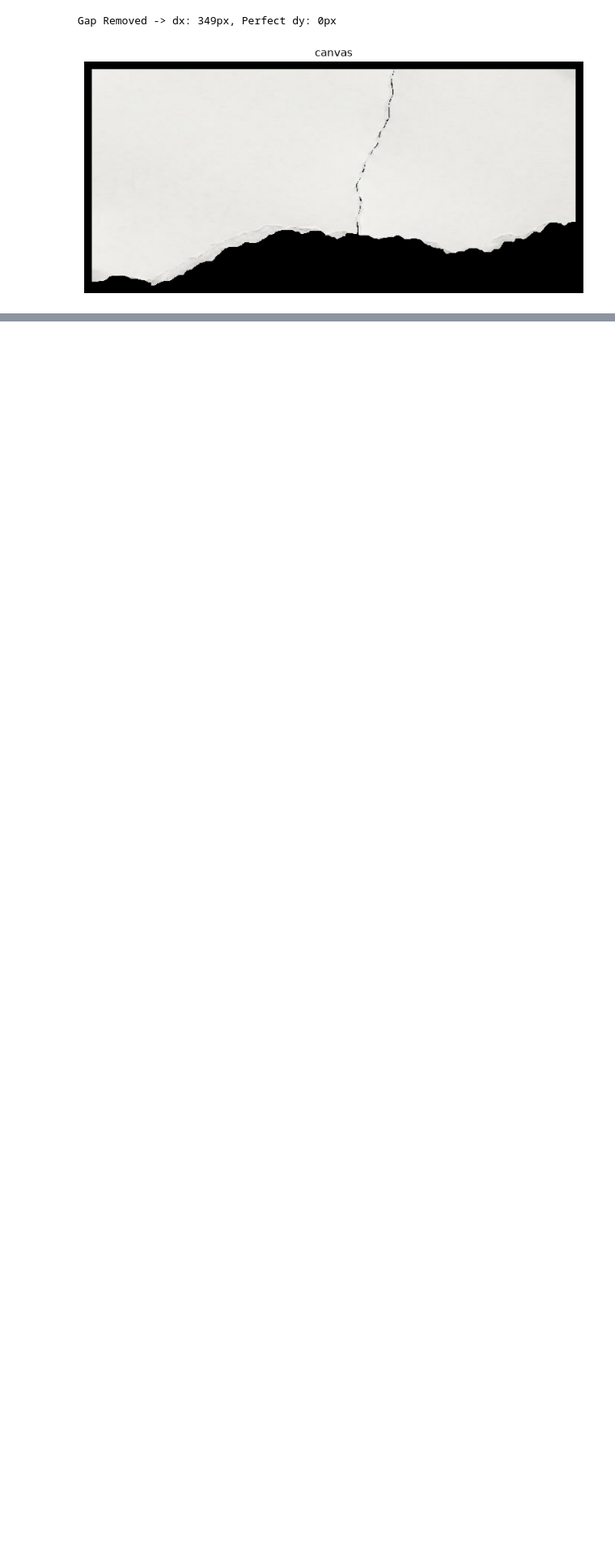
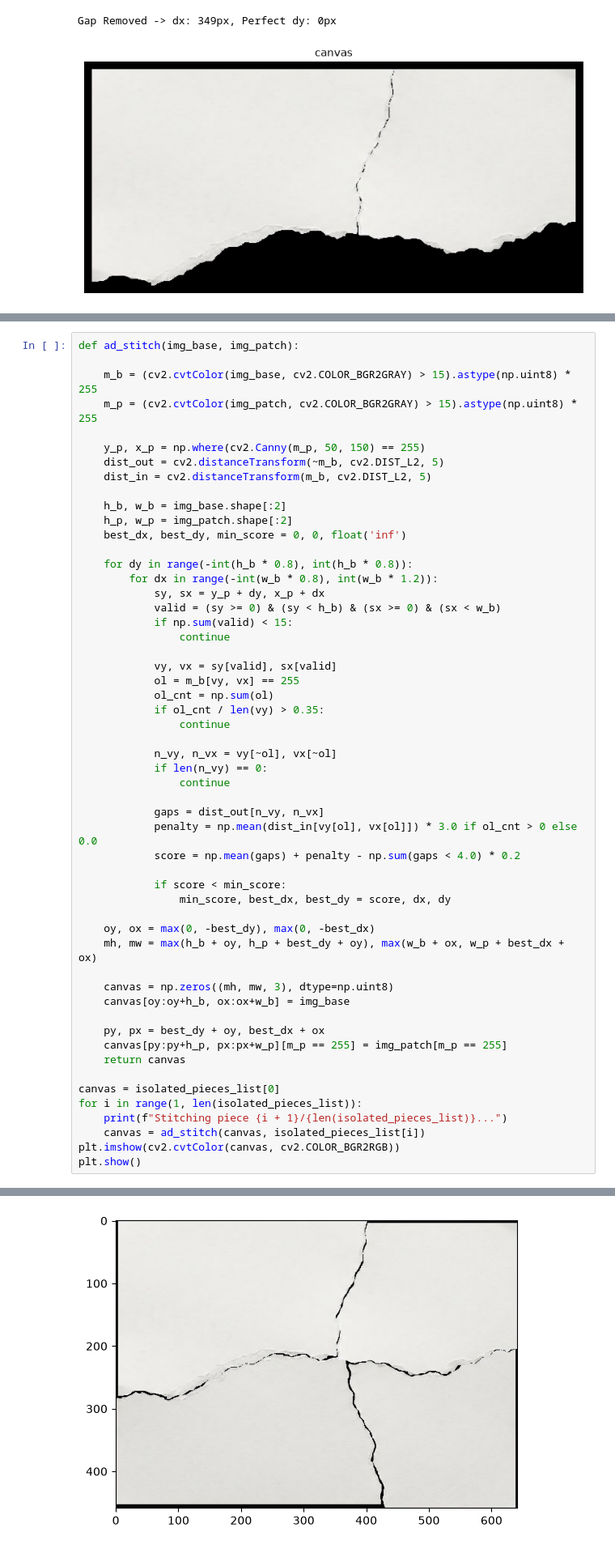
Before and after one commit to mohsinsaeed06/Project-Torn-Paper-, a Jupyter notebook: Edge Detection.ipynb, the cells around one changed output, grey strips where cells are left out. Shown at 81% size. Cells and saved outputs as stored; diff of their text form; blank space fills up the shorter version.

```diff
--- a/Edge Detection.ipynb
+++ b/Edge Detection.ipynb
@@ -856,3 +852,58 @@ plt.axis('off')
 plt.show()
 # %% [output]
 [figure]
+# %%
+def ad_stitch(img_base, img_patch):
+
+    m_b = (cv2.cvtColor(img_base, cv2.COLOR_BGR2GRAY) > 15).astype(np.uint8) * 255
+    m_p = (cv2.cvtColor(img_patch, cv2.COLOR_BGR2GRAY) > 15).astype(np.uint8) * 255
+
+    y_p, x_p = np.where(cv2.Canny(m_p, 50, 150) == 255)
+    dist_out = cv2.distanceTransform(~m_b, cv2.DIST_L2, 5)
+    dist_in = cv2.distanceTransform(m_b, cv2.DIST_L2, 5)
+
+    h_b, w_b = img_base.shape[:2]
+    h_p, w_p = img_patch.shape[:2]
+    best_dx, best_dy, min_score = 0, 0, float('inf')
+
+    for dy in range(-int(h_b * 0.8), int(h_b * 0.8)):
+        for dx in range(-int(w_b * 0.8), int(w_b * 1.2)):
+            sy, sx = y_p + dy, x_p + dx
+            valid = (sy >= 0) & (sy < h_b) & (sx >= 0) & (sx < w_b)
+            if np.sum(valid) < 15:
+                continue
+
+            vy, vx = sy[valid], sx[valid]
+            ol = m_b[vy, vx] == 255
+            ol_cnt = np.sum(ol)
+            if ol_cnt / len(vy) > 0.35:
+                continue
+
+            n_vy, n_vx = vy[~ol], vx[~ol]
+            if len(n_vy) == 0:
+                continue
+
+            gaps = dist_out[n_vy, n_vx]
+            penalty = np.mean(dist_in[vy[ol], vx[ol]]) * 3.0 if ol_cnt > 0 else 0.0
+            score = np.mean(gaps) + penalty - np.sum(gaps < 4.0) * 0.2
+
+            if score < min_score:
+                min_score, best_dx, best_dy = score, dx, dy
+
+    oy, ox = max(0, -best_dy), max(0, -best_dx)
+    mh, mw = max(h_b + oy, h_p + best_dy + oy), max(w_b + ox, w_p + best_dx + ox)
+
+    canvas = np.zeros((mh, mw, 3), dtype=np.uint8)
+    canvas[oy:oy+h_b, ox:ox+w_b] = img_base
+
+    py, px = best_dy + oy, best_dx + ox
+    canvas[py:py+h_p, px:px+w_p][m_p == 255] = img_patch[m_p == 255]
+    return canvas
+
+canvas = isolated_pieces_list[0]
+for i in range(1, len(isolated_pieces_list)):
+    print(f"Stitching piece {i + 1}/{len(isolated_pieces_list)}...")
+    canvas = ad_stitch(canvas, isolated_pieces_list[i])
+plt.imshow(cv2.cvtColor(canvas, cv2.COLOR_BGR2RGB))
+plt.show()
+# %% [output]
@@ -858,0 +913 @@ plt.show()
+[figure, added]
```
Also changed, not shown: parts of 2 cells of this notebook, 1 other file.
